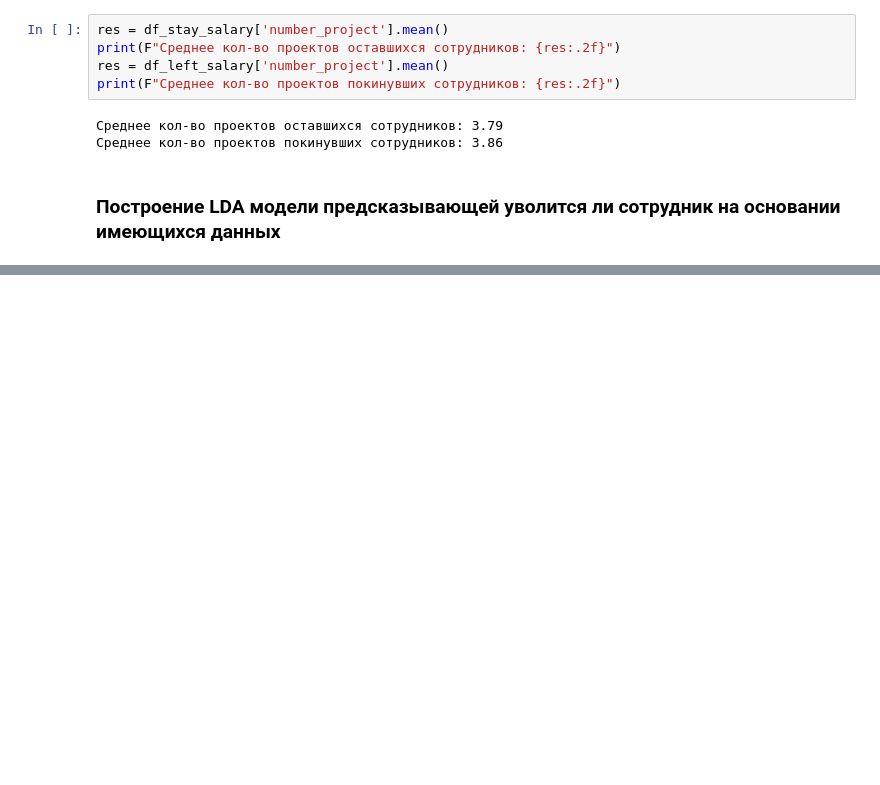
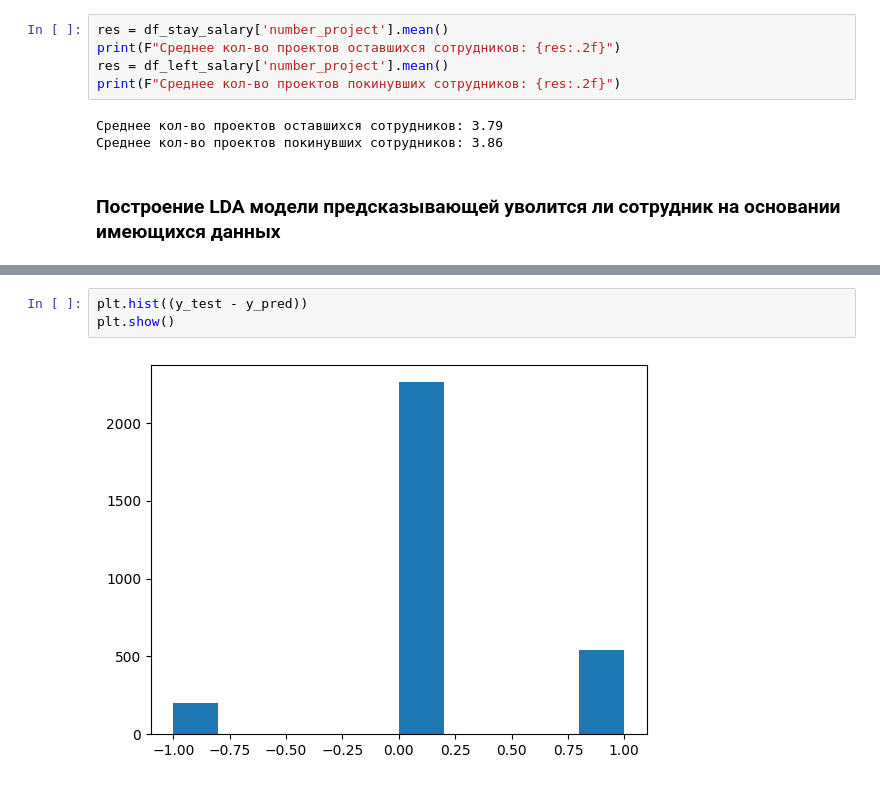
Before and after one commit to archimage-wiz/DS_PythonStat_Hw_Final, a Jupyter notebook: Hw_.ipynb, the cells around one changed output, grey strips where cells are left out. Saved outputs shown, nothing was run; the diff lists cells and outputs as text; blank space fills up the shorter version.

```diff
--- a/Hw_.ipynb
+++ b/Hw_.ipynb
@@ -261,0 +330,5 @@ print(F"Среднее кол-во проектов покинувших сот
+# %%
+plt.hist((y_test - y_pred))
+plt.show()
+# %% [output]
+[figure, added]
```
Also changed, not shown: parts of 11 cells of this notebook.
